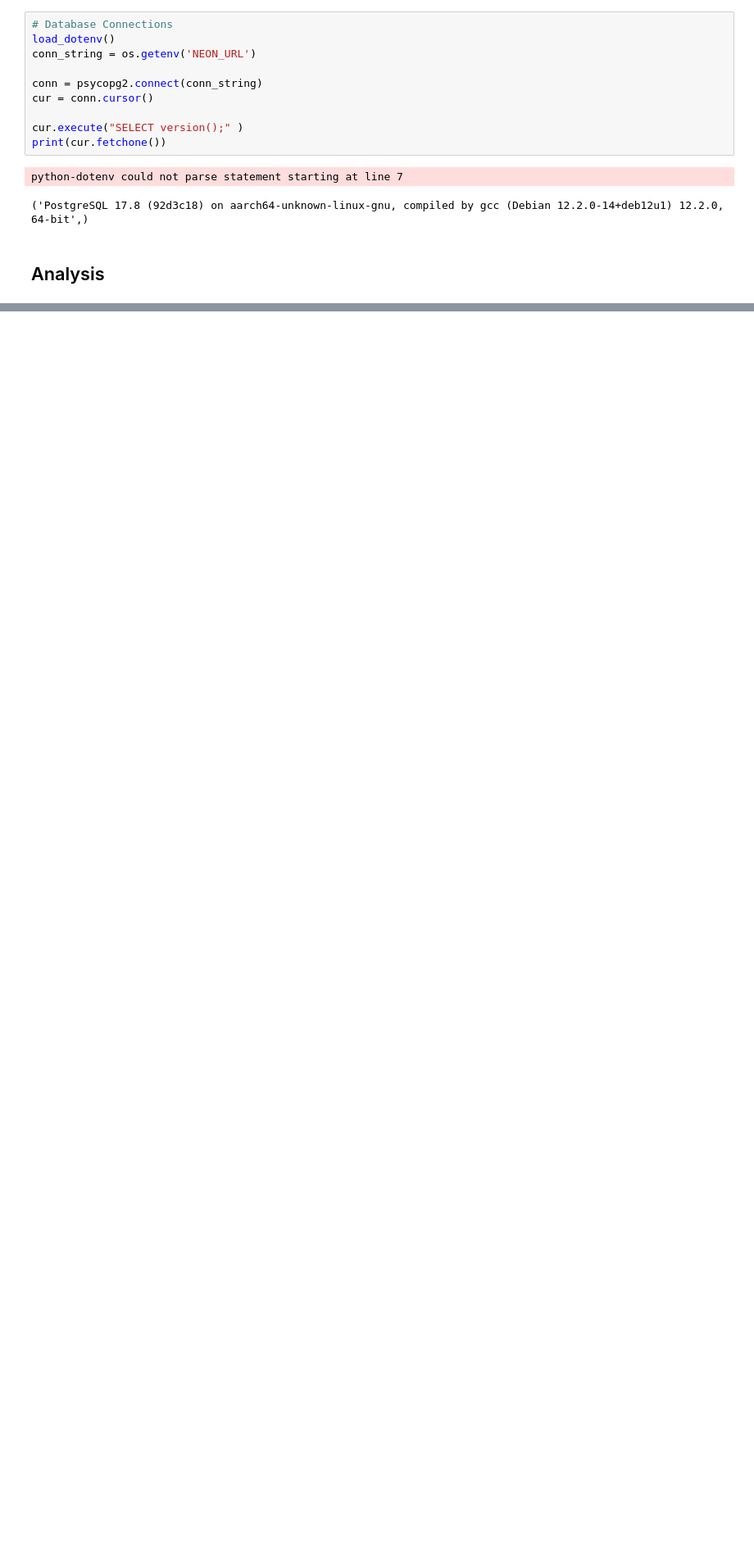
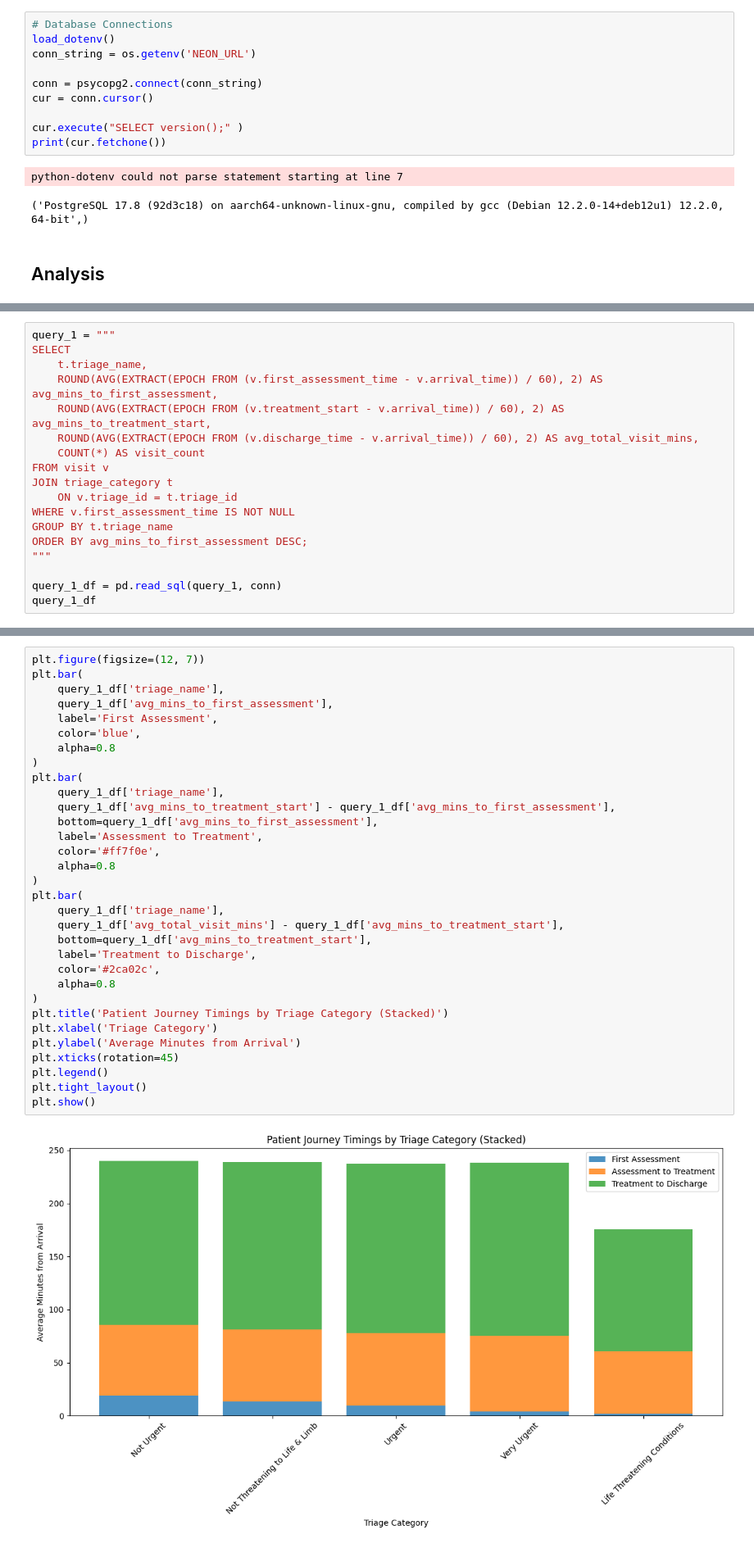
Before and after one commit to AyoubGutin/ae-database-project, a Jupyter notebook: notebooks/ae_reporting_analysis.ipynb, the cells around one changed output, grey strips where cells are left out. Shown at 82% size. Drawn from its saved outputs; the diff is of its cells as text; blank space fills up the shorter version.

Commit message:
query 1 - patient journey timings

```diff
--- a/notebooks/ae_reporting_analysis.ipynb
+++ b/notebooks/ae_reporting_analysis.ipynb
@@ -36,0 +41,18 @@ python-dotenv could not parse statement starting at line 7
+# %%
+query_1 = """
+SELECT
+    t.triage_name,
+    ROUND(AVG(EXTRACT(EPOCH FROM (v.first_assessment_time - v.arrival_time)) / 60), 2) AS avg_mins_to_first_assessment,
+    ROUND(AVG(EXTRACT(EPOCH FROM (v.treatment_start - v.arrival_time)) / 60), 2) AS avg_mins_to_treatment_start,
+    ROUND(AVG(EXTRACT(EPOCH FROM (v.discharge_time - v.arrival_time)) / 60), 2) AS avg_total_visit_mins,
+    COUNT(*) AS visit_count
+FROM visit v
+JOIN triage_category t
+    ON v.triage_id = t.triage_id
+WHERE v.first_assessment_time IS NOT NULL
+GROUP BY t.triage_name
+ORDER BY avg_mins_to_first_assessment DESC;
+"""
+
+query_1_df = pd.read_sql(query_1, conn)
+query_1_df
@@ -36,0 +66,34 @@ python-dotenv could not parse statement starting at line 7
+# %%
+plt.figure(figsize=(12, 7))
+plt.bar(
+    query_1_df['triage_name'],
+    query_1_df['avg_mins_to_first_assessment'],
+    label='First Assessment',
+    color='blue',
+    alpha=0.8
+)
+plt.bar(
+    query_1_df['triage_name'],
+    query_1_df['avg_mins_to_treatment_start'] - query_1_df['avg_mins_to_first_assessment'],
+    bottom=query_1_df['avg_mins_to_first_assessment'],
+    label='Assessment to Treatment',
+    color='#ff7f0e',
+    alpha=0.8
+)
+plt.bar(
+    query_1_df['triage_name'],
+    query_1_df['avg_total_visit_mins'] - query_1_df['avg_mins_to_treatment_start'],
+    bottom=query_1_df['avg_mins_to_treatment_start'],
+    label='Treatment to Discharge',
+    color='#2ca02c',
+    alpha=0.8
+)
+plt.title('Patient Journey Timings by Triage Category (Stacked)')
+plt.xlabel('Triage Category')
+plt.ylabel('Average Minutes from Arrival')
+plt.xticks(rotation=45)
+plt.legend()
+plt.tight_layout()
+plt.show()
+# %% [output]
+[figure, added]
```
Also changed, not shown: parts of 3 cells of this notebook.
